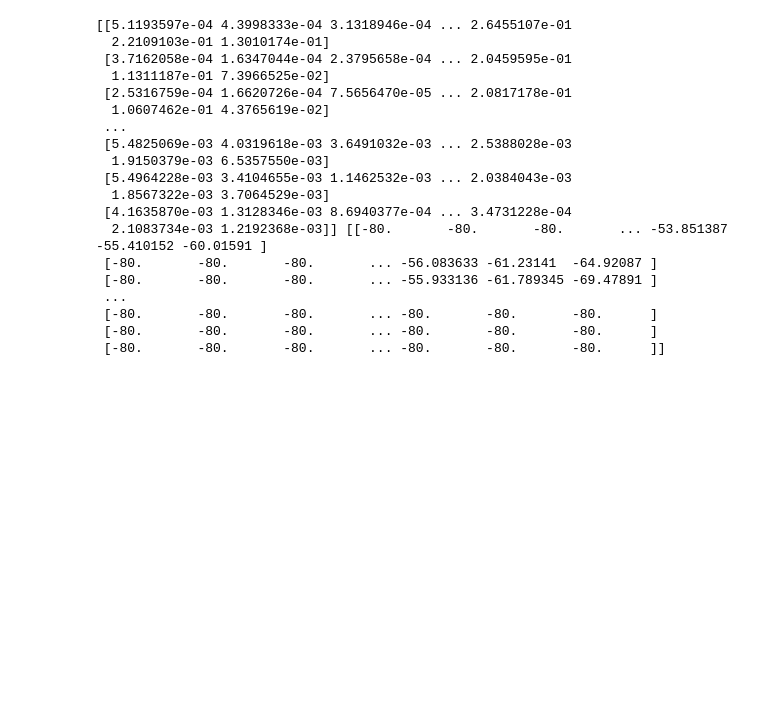
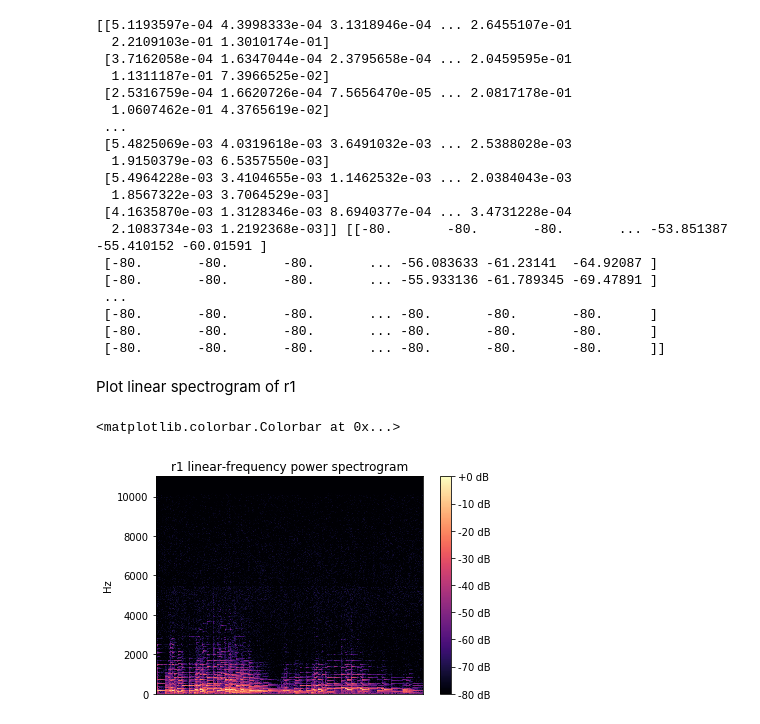
Before and after one commit to dahvvv/bc_signalprocessing, a Jupyter notebook: assign1/HW_10_08.ipynb, the cells around one changed output. Cells and saved outputs as stored; diff of their text form; code cells hidden in the pictures; blank space fills up the shorter version.

Commit message:
plot linear spectrogram of r1

```diff
--- a/assign1/HW_10_08.ipynb
+++ b/assign1/HW_10_08.ipynb
@@ -104,3 +104,12 @@ print(mags, magsDB)
  [-80.       -80.       -80.       ... -80.       -80.       -80.      ]
  [-80.       -80.       -80.       ... -80.       -80.       -80.      ]
  [-80.       -80.       -80.       ... -80.       -80.       -80.      ]]
+# %% [markdown]
+Plot linear spectrogram of r1
+# %%
+plotlib.title('r1 linear-frequency power spectrogram')
+librosa.display.specshow(magsDB, y_axis='linear')
+plotlib.colorbar(format='%+2.0f dB')
+# %% [output]
+<matplotlib.colorbar.Colorbar at 0x...>
+[figure, added]
```
